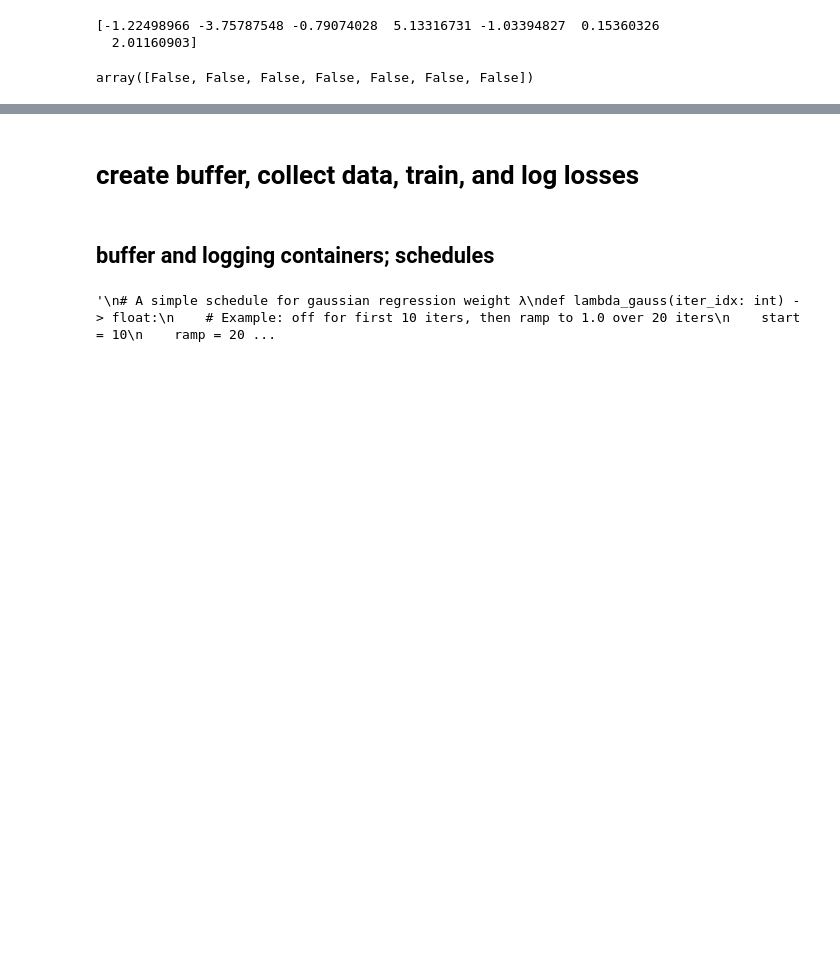
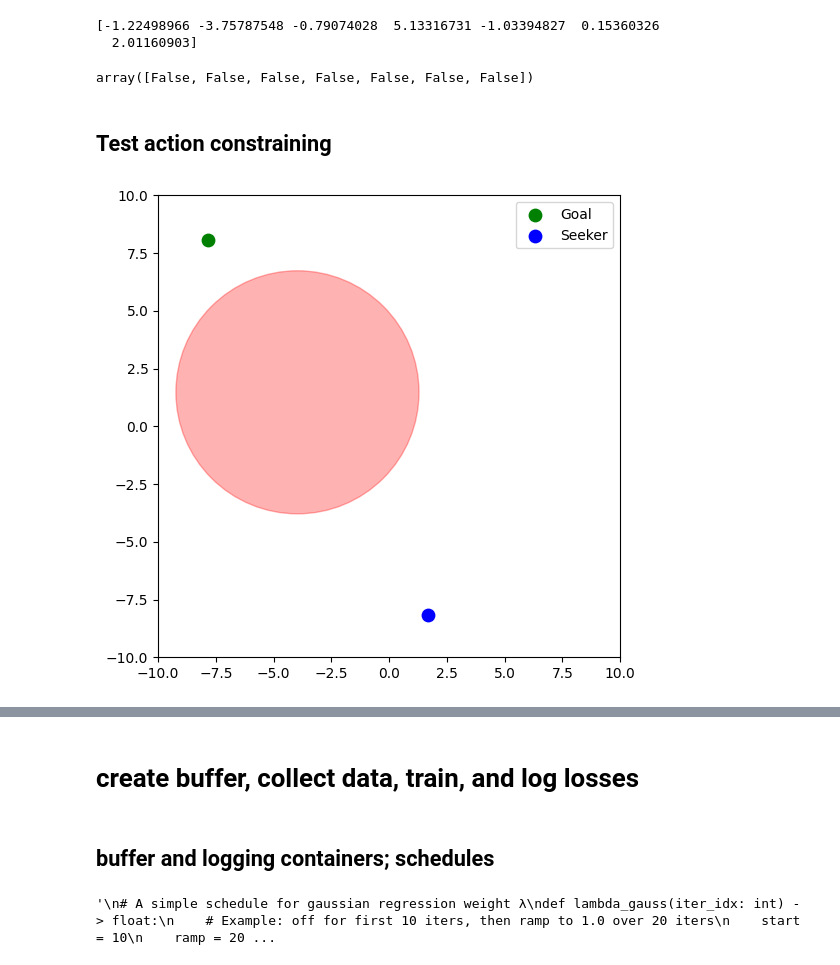
Before and after one commit to SvenNieuwkerk/PSRL---AlphaZero-implementation, a Jupyter notebook: 2D_Seeker_AlphaZeroNet.ipynb, the cells around one changed output, grey strips where cells are left out. Cells and saved outputs as stored; diff of their text form; code cells hidden in the pictures; blank space fills up the shorter version.

```diff
--- a/2D_Seeker_AlphaZeroNet.ipynb
+++ b/2D_Seeker_AlphaZeroNet.ipynb
@@ -410,3 +413,15 @@ obs == [-1.22498966, -3.75787548, -0.79074028, 5.13316731, -1.03394827, 0.153603
 # FAILS DUE TO ACTUALLY obs[0] (as an example) BEING -1.2249896644419165
 # %% [output]
 array([False, False, False, False, False, False, False])
+# %% [markdown]
+## Test action constraining
+# %%
+# number of obstacles this env actually has:
+num_obstacles = (len(obs) - 4) // 3
+# also just env._num_obstacles (?)
+
+# reset real env
+obs, info = env_real.reset()
+plot_seeker_obs(obs, info, num_obstacles=num_obstacles)
+# %% [output]
+[figure, added]
```
Also changed, not shown: parts of 22 cells of this notebook.
